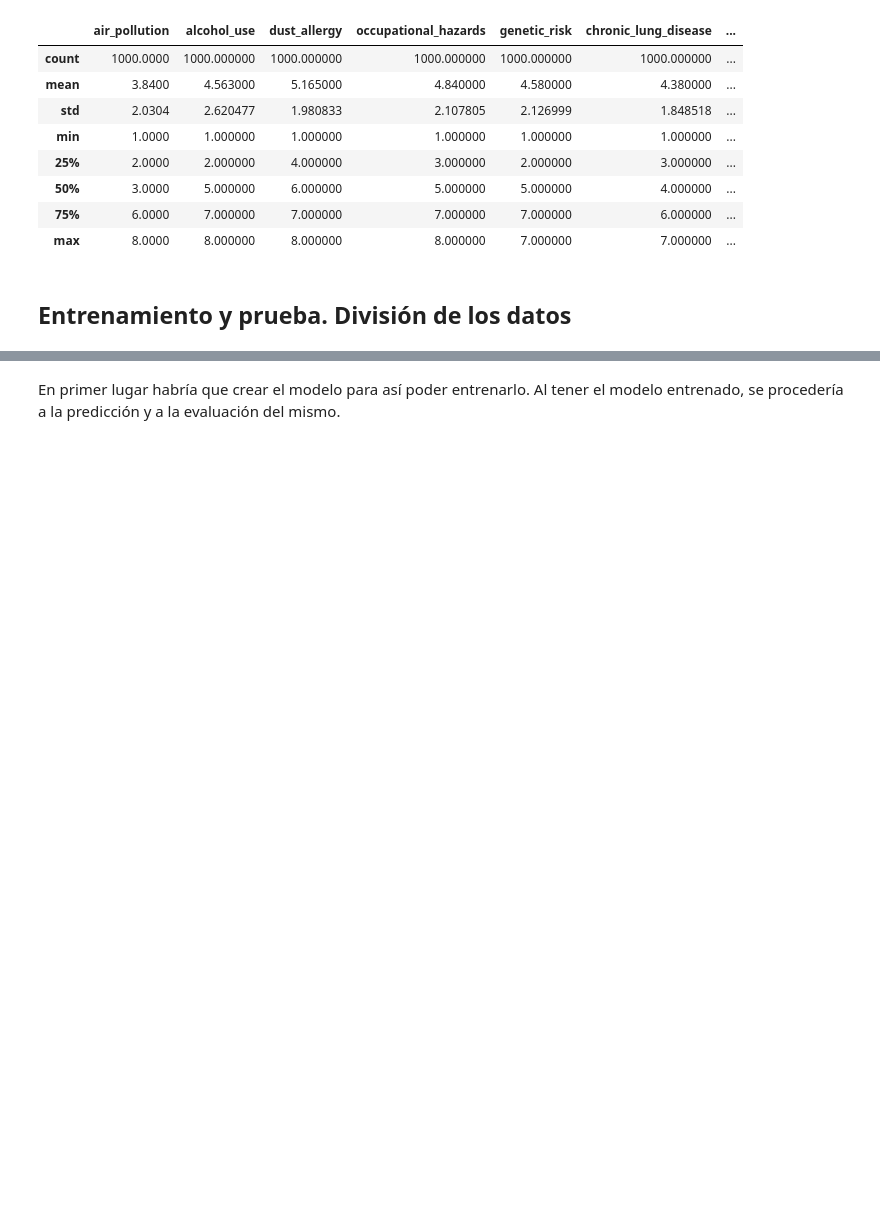
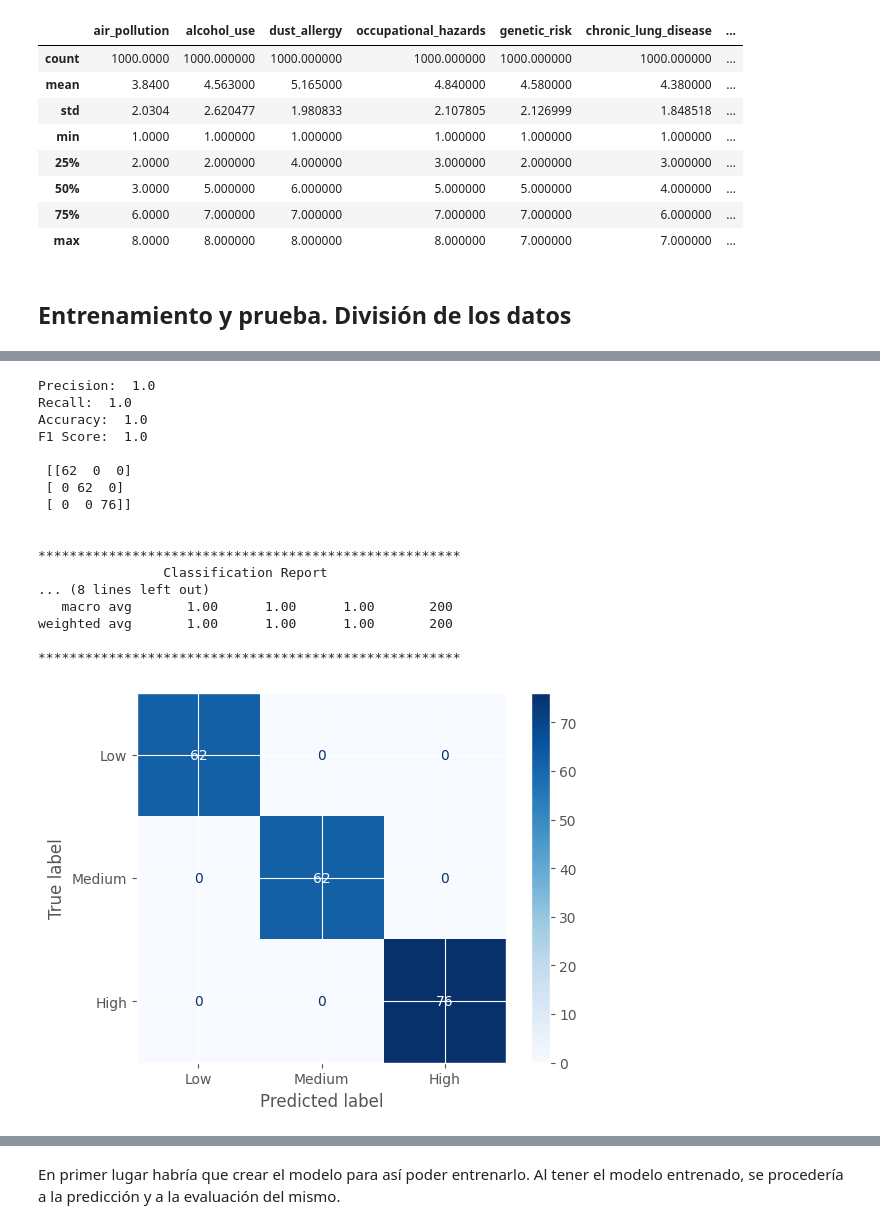
Before and after one commit to carmenarrabali/TFG, a Jupyter notebook: TFG_ArrabaliCañete.ipynb, the cells around one changed output, grey strips where cells are left out. Cells and saved outputs as stored; diff of their text form; code cells hidden in the pictures; blank space fills up the shorter version.

```diff
--- a/TFG_ArrabaliCañete.ipynb
+++ b/TFG_ArrabaliCañete.ipynb
@@ -271,0 +278,29 @@ def measure_perform(y_pred):
+# %%
+# Creación del modelo
+model_dt = DecisionTreeClassifier()
+
+# Entrenamiento del modelo
+model_dt.fit(x_train, y_train)
+
+# Predicción y evaluación del modelo
+y_pred_dt = model_dt.predict(x_test)
+measure_perform(y_pred_dt)
+# %% [output]
+Precision:  1.0
+Recall:  1.0
+Accuracy:  1.0
+F1 Score:  1.0
+
+ [[62  0  0]
+ [ 0 62  0]
+ [ 0  0 76]]
+
+
+******************************************************
+                Classification Report
+... (8 lines left out)
+   macro avg       1.00      1.00      1.00       200
+weighted avg       1.00      1.00      1.00       200
+
+******************************************************
+[figure, added]
```
Also changed, not shown: parts of 10 cells of this notebook.
